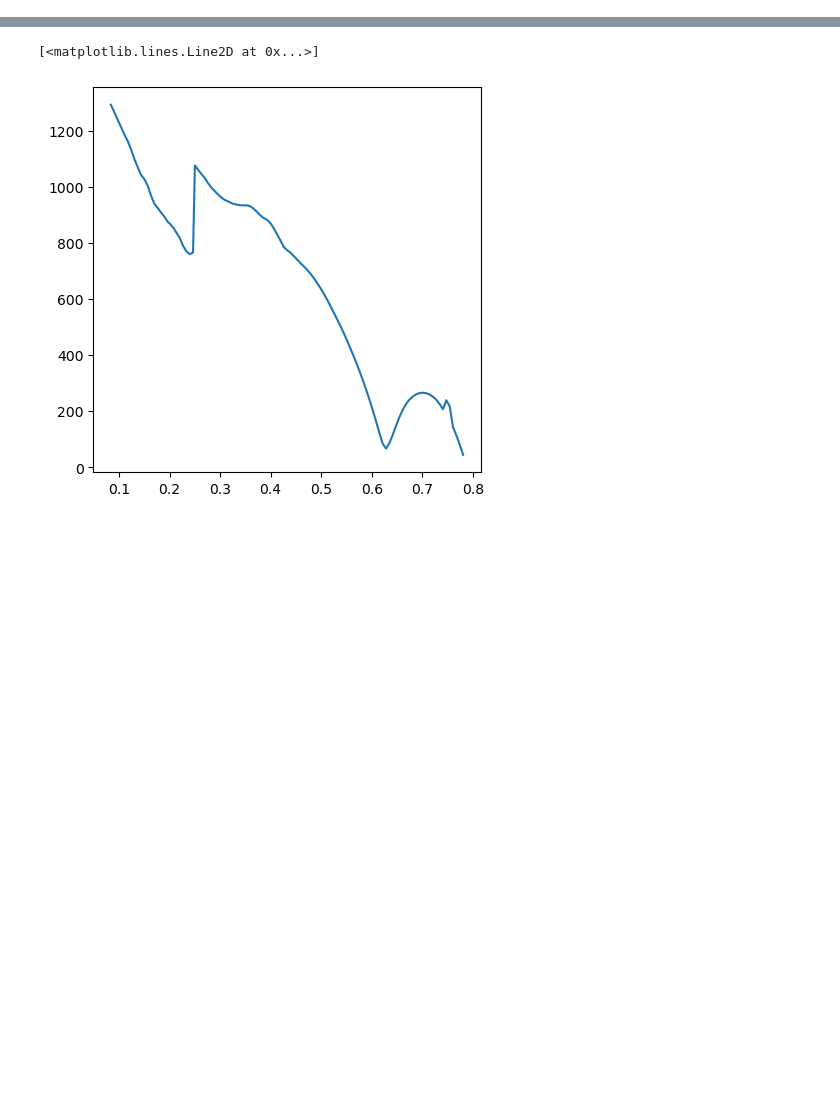
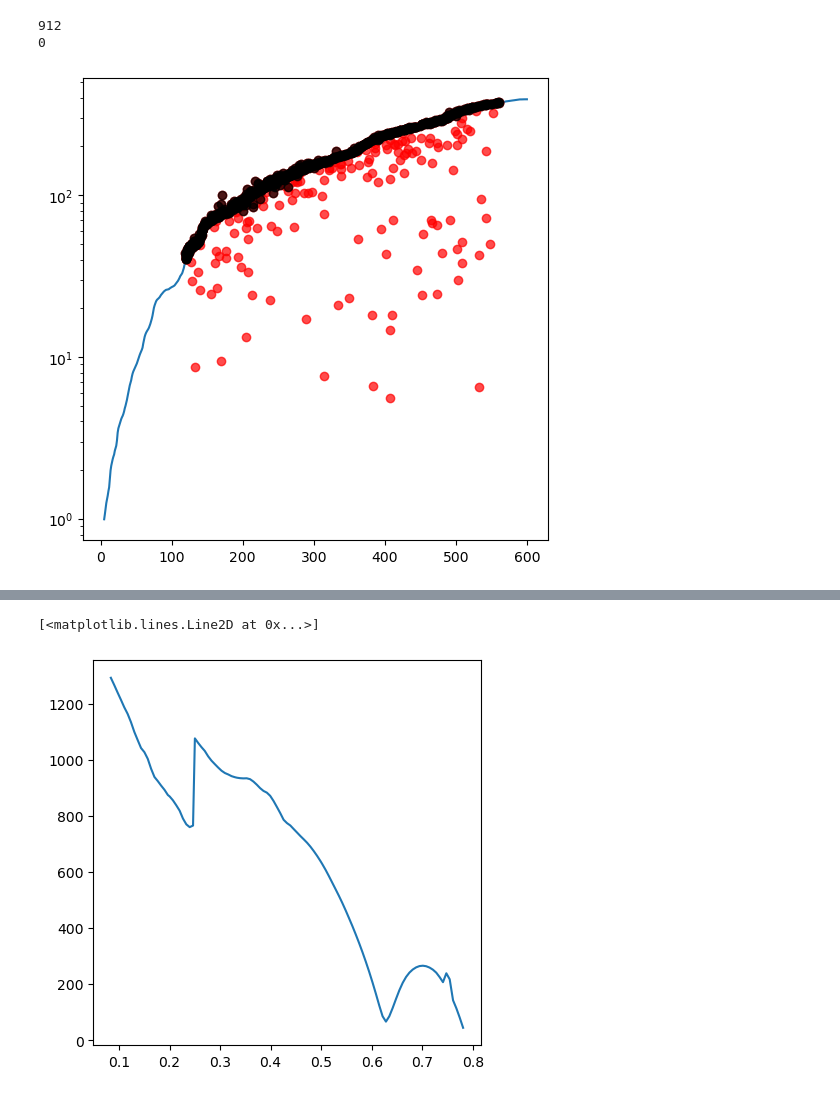
Before and after one commit to hyunsukong/Bloodhound_test, a Jupyter notebook: Untitled.ipynb, the cells around one changed output, grey strips where cells are left out. Saved outputs shown, nothing was run; the diff lists cells and outputs as text; code cells hidden in the pictures; blank space fills up the shorter version.

Commit message:
addressed cases where the halo is a phantom halo at the infall snapshot

```diff
--- a/Untitled.ipynb
+++ b/Untitled.ipynb
@@ -95,0 +6,10 @@ sub_1097[['x','y','z']]*1000./0.6751
+# %%
+host_main_branch_fname = "/scratch/05097/hk9457/FIREII/m12c_r7100/tree_processed_data/host_main_branch.csv"
+infalling_subtree_fname = "/scratch/05097/hk9457/FIREII/m12c_r7100/bloodhound_subhalo_tracking/infalling_subhalo_result/m12c_r7100_subtree_infall_subhalo.hdf5"
+infalling_tree_fname = "/scratch/05097/hk9457/FIREII/m12c_r7100/bloodhound_subhalo_tracking/infalling_subhalo_result/m12c_r7100_tree_infall_subhalo.hdf5"
+# %%
+host_main_branch_df = pd.read_csv(host_main_branch_fname)
+infalling_subtree_df = pd.read_hdf(infalling_subtree_fname)
+infalling_tree_df = pd.read_hdf(infalling_tree_fname)
+merged_df = pd.concat([infalling_subtree_df, infalling_tree_df])
+infalling_only_df = merged_df.query("`infalling?`==1")
@@ -95,0 +72,33 @@ sub_1097[['x','y','z']]*1000./0.6751
+# %%
+infall_tids = np.unique(merged_df['tree.tid'].values)
+infall_grouped_by_tid = merged_df.groupby(by='tree.tid')
+infalling_only_tids = np.unique(infalling_only_df['tree.tid'].values)
+infalling_only_grouped_by_tid = infalling_only_df.groupby(by='tree.tid')
+# %%
+fig, ax = plt.subplots(figsize=(6, 6))
+ax.plot(host_main_branch_df['snapshot'].values,
+        host_main_branch_df['radius'].values)
+for i in range(len(infall_tids)):
+    tid = infall_tids[i]
+    tree = infall_grouped_by_tid.get_group(tid)
+    infall_snap = tree['snapshot.infall'].values[0]
+    infall_idx = np.where(tree['snapshot'].values == infall_snap)[0][0]
+    infall_row = tree.iloc[infall_idx]
+    ax.plot(infall_row['snapshot'], infall_row['dist'], 'o', c='red', rasterized=True, alpha=0.7)
+print(len(infalling_only_tids))
+counter = 0
+for i in range(len(infalling_only_tids)):
+    tid = infalling_only_tids[i]
+    tree = infalling_only_grouped_by_tid.get_group(tid)
+    infall_snap = tree['snapshot.infall'].values[0]
+    infall_idx = np.where(tree['snapshot'].values == infall_snap)[0][0]
+    infall_row = tree.iloc[infall_idx]
+    if infall_row['ID.halo.infall'] < 0:
+        counter += 1
+    ax.plot(infall_row['snapshot'], infall_row['dist'], 'o', c='black', rasterized=True, alpha=0.7)
+ax.set(yscale='log')
+print(counter)
+# %% [output]
+912
+0
+[figure, added]
```
Also changed, not shown: parts of 24 cells of this notebook, 4 other files.
